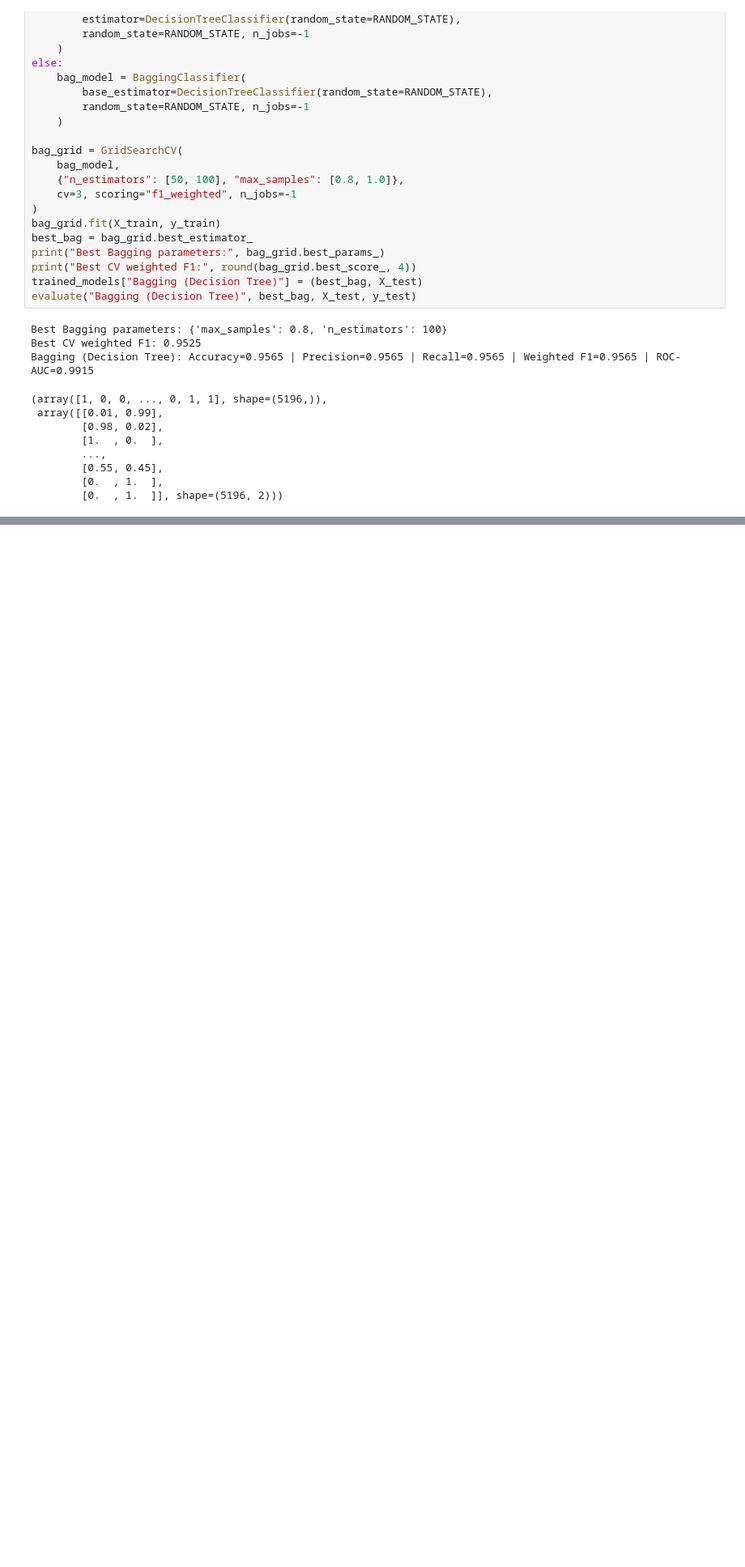
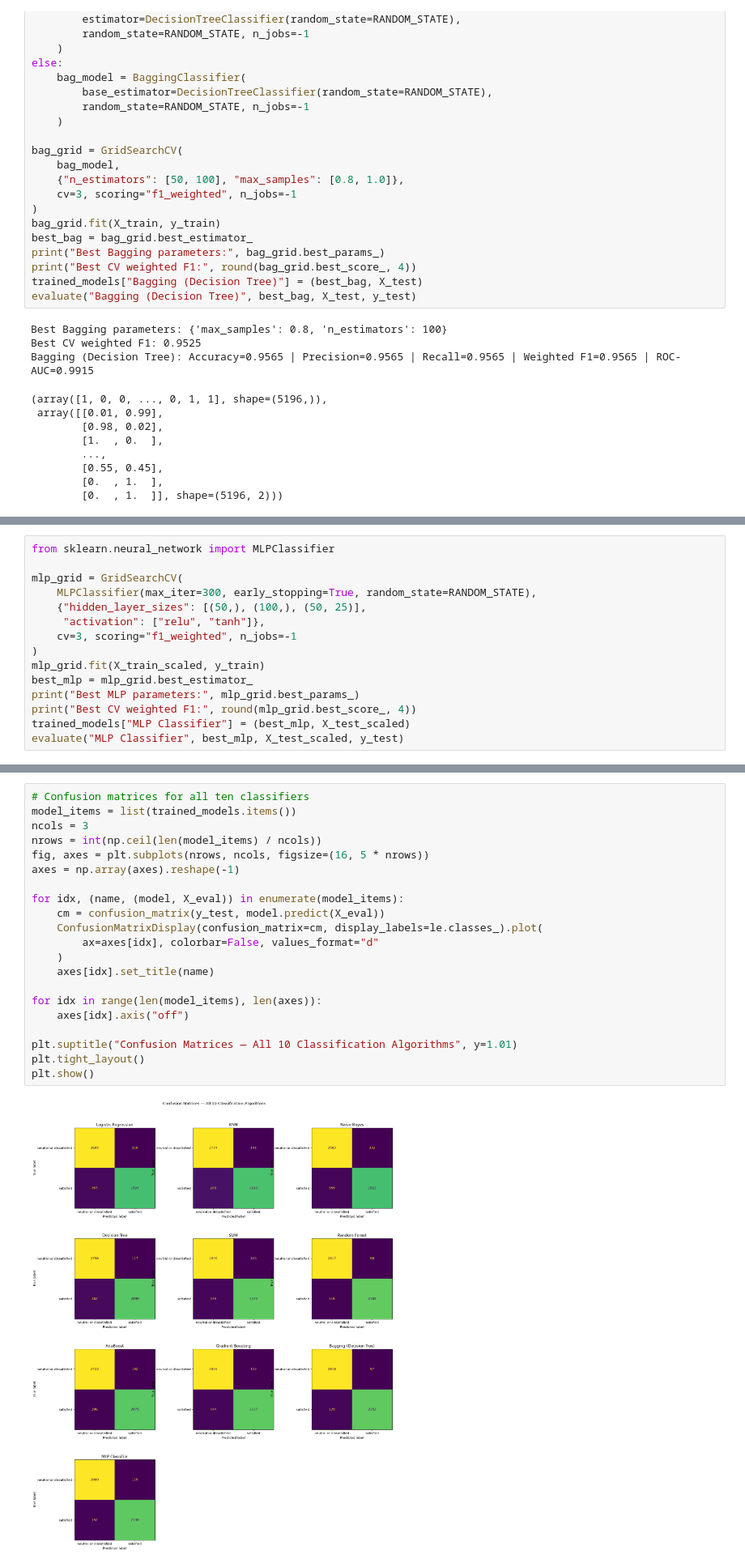
Before and after one commit to hemnath-28/ML-Evaulation-, a Jupyter notebook: notebooks/classification.ipynb, the cells around one changed output, grey strips where cells are left out. Shown at 81% size. Saved outputs shown, nothing was run; the diff lists cells and outputs as text; blank space fills up the shorter version.

Commit message:
Added MLP classifier, Evaluated all 10 algorithms

```diff
--- a/notebooks/classification.ipynb
+++ b/notebooks/classification.ipynb
@@ -586,0 +590,15 @@ Bagging (Decision Tree): Accuracy=0.9565 | Precision=0.9565 | Recall=0.9565 | We
+# %%
+from sklearn.neural_network import MLPClassifier
+
+mlp_grid = GridSearchCV(
+    MLPClassifier(max_iter=300, early_stopping=True, random_state=RANDOM_STATE),
+    {"hidden_layer_sizes": [(50,), (100,), (50, 25)],
+     "activation": ["relu", "tanh"]},
+    cv=3, scoring="f1_weighted", n_jobs=-1
+)
+mlp_grid.fit(X_train_scaled, y_train)
+best_mlp = mlp_grid.best_estimator_
+print("Best MLP parameters:", mlp_grid.best_params_)
+print("Best CV weighted F1:", round(mlp_grid.best_score_, 4))
+trained_models["MLP Classifier"] = (best_mlp, X_test_scaled)
+evaluate("MLP Classifier", best_mlp, X_test_scaled, y_test)
@@ -586,0 +643,23 @@ Bagging (Decision Tree): Accuracy=0.9565 | Precision=0.9565 | Recall=0.9565 | We
+# %%
+# Confusion matrices for all ten classifiers
+model_items = list(trained_models.items())
+ncols = 3
+nrows = int(np.ceil(len(model_items) / ncols))
+fig, axes = plt.subplots(nrows, ncols, figsize=(16, 5 * nrows))
+axes = np.array(axes).reshape(-1)
+
+for idx, (name, (model, X_eval)) in enumerate(model_items):
+    cm = confusion_matrix(y_test, model.predict(X_eval))
+    ConfusionMatrixDisplay(confusion_matrix=cm, display_labels=le.classes_).plot(
+        ax=axes[idx], colorbar=False, values_format="d"
+    )
+    axes[idx].set_title(name)
+
+for idx in range(len(model_items), len(axes)):
+    axes[idx].axis("off")
+
+plt.suptitle("Confusion Matrices — All 10 Classification Algorithms", y=1.01)
+plt.tight_layout()
+plt.show()
+# %% [output]
+[figure, added]
```
Also changed, not shown: parts of 9 cells of this notebook.
